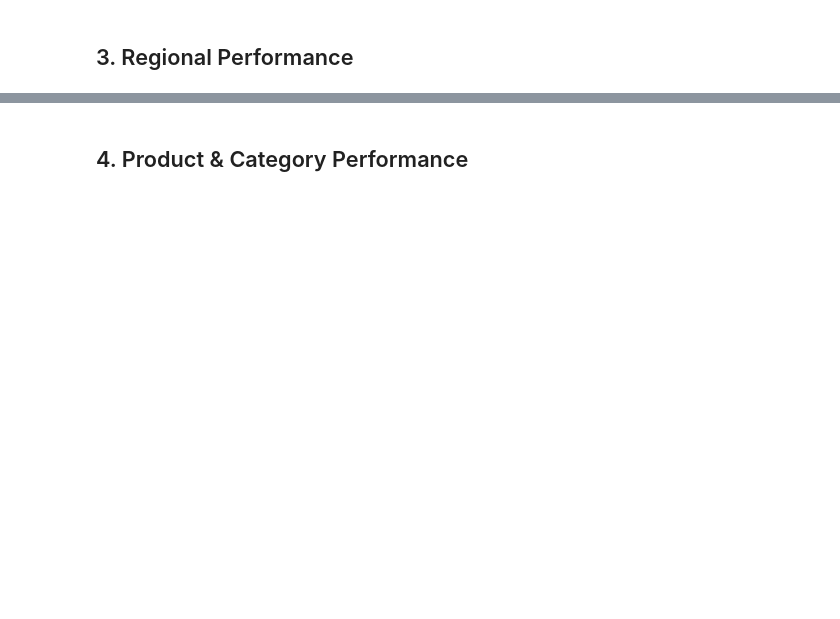
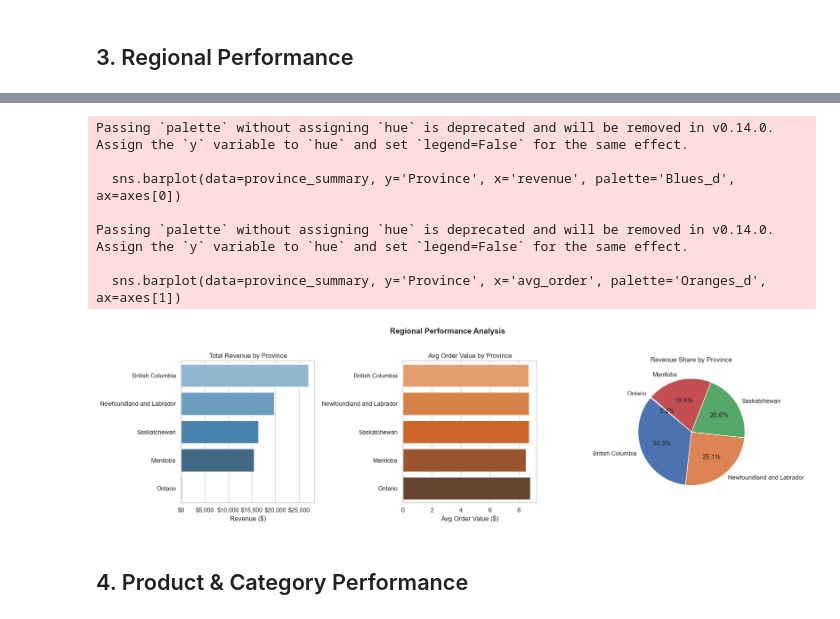
Before and after one commit to monish-ssc/canai-cafe-team-a, a Jupyter notebook: notebooks/02_eda_insights.ipynb, the cells around one changed output, grey strips where cells are left out. Cells and saved outputs as stored; diff of their text form; code cells hidden in the pictures; blank space fills up the shorter version.

Commit message:
A4: Synthesize business insights and verify chart exports

```diff
--- a/notebooks/02_eda_insights.ipynb
+++ b/notebooks/02_eda_insights.ipynb
@@ -327,0 +357,68 @@ print(f"5. Seasonality: Revenue is evenly distributed across quarters ({q_min:.0
+# %%
+regional_df = df[df['Province'] != 'Unknown'].copy()
+
+province_summary = (
+    regional_df.groupby('Province')
+    .agg(
+        revenue=('Total Spent', 'sum'),
+        transactions=('Transaction ID', 'count'),
+        units=('Quantity', 'sum'),
+        avg_order=('Total Spent', 'mean'),
+    )
+    .sort_values('revenue', ascending=False)
+    .reset_index()
+)
+province_summary['share_pct'] = (
+    province_summary['revenue'] / province_summary['revenue'].sum() * 100
+).round(1)
+
+print('=== Province Performance Summary ===')
+print(province_summary.to_string(index=False))
+
+# Payment method mix by province
+payment_region = (
+    regional_df[regional_df['Payment Method'] != 'Unknown']
+    .groupby(['Province', 'Payment Method'])['Total Spent']
+    .sum()
+    .unstack(fill_value=0)
+)
+print('\n=== Payment Method Revenue by Province ===')
+print(payment_region.to_string())
+
+# Location type mix by province
+location_region = (
+    regional_df[regional_df['Location'] != 'Unknown']
+    .groupby(['Province', 'Location'])['Total Spent']
+    .sum()
+    .unstack(fill_value=0)
+)
+print('\n=== Location Type Revenue by Province ===')
+print(location_region.to_string())
+
+# Charts
+fig, axes = plt.subplots(1, 3, figsize=(18, 5))
+
+sns.barplot(data=province_summary, y='Province', x='revenue', palette='Blues_d', ax=axes[0])
+axes[0].set_title('Total Revenue by Province')
+axes[0].set_xlabel('Revenue ($)')
+axes[0].set_ylabel('')
+axes[0].xaxis.set_major_formatter(plt.matplotlib.ticker.FuncFormatter(lambda x, _: f'${x:,.0f}'))
+
+sns.barplot(data=province_summary, y='Province', x='avg_order', palette='Oranges_d', ax=axes[1])
+axes[1].set_title('Avg Order Value by Province')
+axes[1].set_xlabel('Avg Order Value ($)')
+axes[1].set_ylabel('')
+
+axes[2].pie(
+    province_summary['revenue'],
+    labels=province_summary['Province'],
+    autopct='%1.1f%%',
+    startangle=140,
+)
+axes[2].set_title('Revenue Share by Province')
+
+plt.suptitle('Regional Performance Analysis', fontsize=14, fontweight='bold', y=1.02)
+plt.tight_layout()
+plt.savefig(f'{CHARTS_DIR}regional_performance.png', dpi=150, bbox_inches='tight')
+plt.show()
+# %% [output]
@@ -328,2 +442,10 @@ print(f"5. Seasonality: Revenue is evenly distributed across quarters ({q_min:.0
+Passing `palette` without assigning `hue` is deprecated and will be removed in v0.14.0. Assign the `y` variable to `hue` and set `legend=False` for the same effect.
+
+  sns.barplot(data=province_summary, y='Province', x='revenue', palette='Blues_d', ax=axes[0])
+
+Passing `palette` without assigning `hue` is deprecated and will be removed in v0.14.0. Assign the `y` variable to `hue` and set `legend=False` for the same effect.
+
+  sns.barplot(data=province_summary, y='Province', x='avg_order', palette='Oranges_d', ax=axes[1])
+[figure, added]
 # %% [markdown]
 ## 4. Product & Category Performance
```
Also changed, not shown: parts of 19 cells of this notebook, 12 other files.
